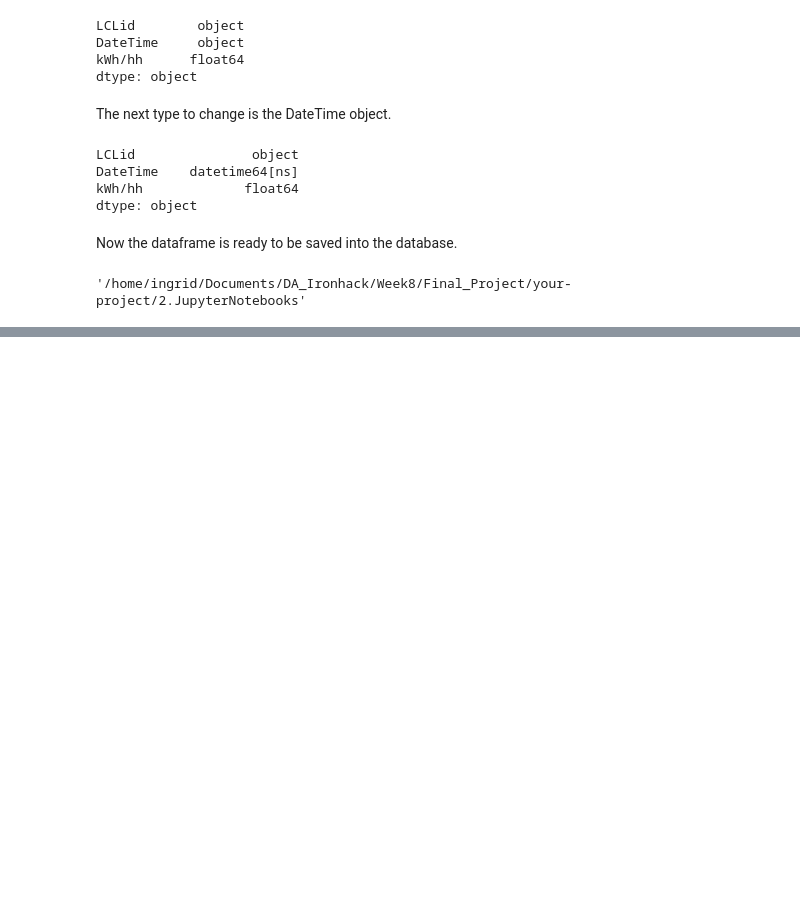
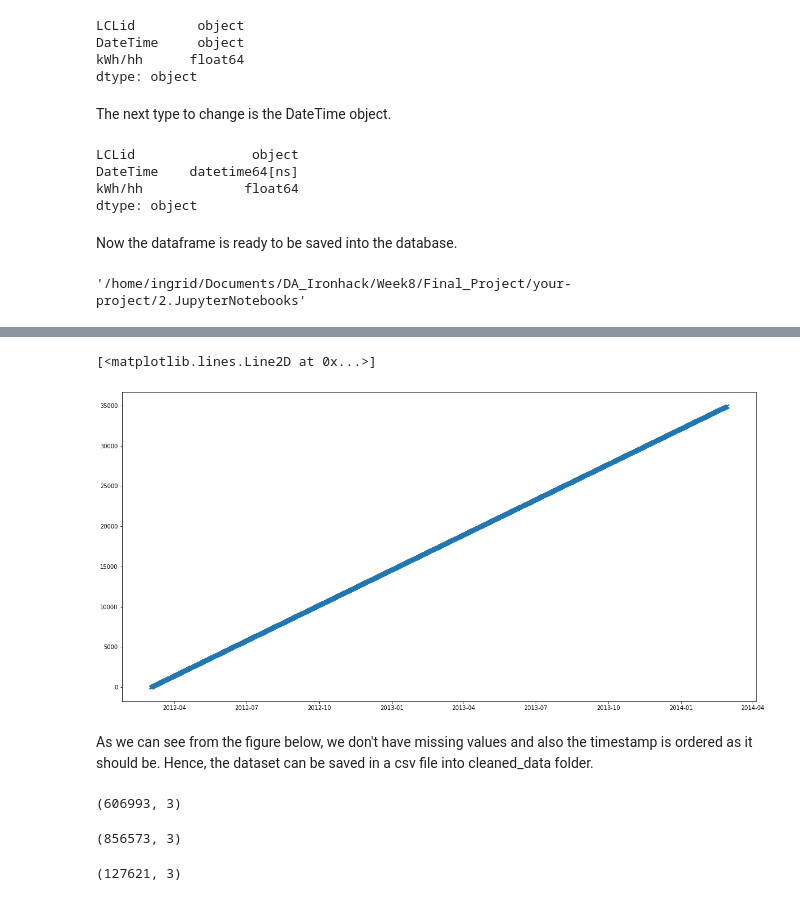
Before and after one commit to wobniarin/Project-Week-8-Final-Project, a Jupyter notebook: your-project/2.JupyterNotebooks/0_Data_Cleaning.ipynb, the cells around one changed output, grey strips where cells are left out. Saved outputs shown, nothing was run; the diff lists cells and outputs as text; code cells hidden in the pictures; blank space fills up the shorter version.

```diff
--- a/your-project/2.JupyterNotebooks/0_Data_Cleaning.ipynb
+++ b/your-project/2.JupyterNotebooks/0_Data_Cleaning.ipynb
@@ -425,0 +432,9 @@ plt.plot(halfhourly_block12[halfhourly_block12['LCLid']=='MAC000291']['DateTime'
+# %%
+# Plotting to see that the evolution of the timestamp is linear and increasively, and that it is ordered.
+lt.figure(figsize=(20,10))
+plt.plot(MAC000291_df['DateTime'], range(len(MAC000291_df)), 'x')
+# %% [output]
+[<matplotlib.lines.Line2D at 0x...>]
+[figure, added]
+# %% [markdown]
+As we can see from the figure below, we don't have missing values and also the timestamp is ordered as it should be. Hence, the dataset can be saved in a csv file into cleaned_data folder.
@@ -425,0 +444,15 @@ plt.plot(halfhourly_block12[halfhourly_block12['LCLid']=='MAC000291']['DateTime'
+# %%
+# Calculating the amount of data we have in 2012.
+halfhourly_block12['2012'].shape
+# %% [output]
+(606993, 3)
+# %%
+# Calculating the amount of data we have in 2013
+halfhourly_block12['2013'].shape
+# %% [output]
+(856573, 3)
+# %%
+# Calculating the amount of data we have in 2014.
+halfhourly_block12['2014'].shape
+# %% [output]
+(127621, 3)
```
Also changed, not shown: parts of 34 cells of this notebook, 1 other file.
